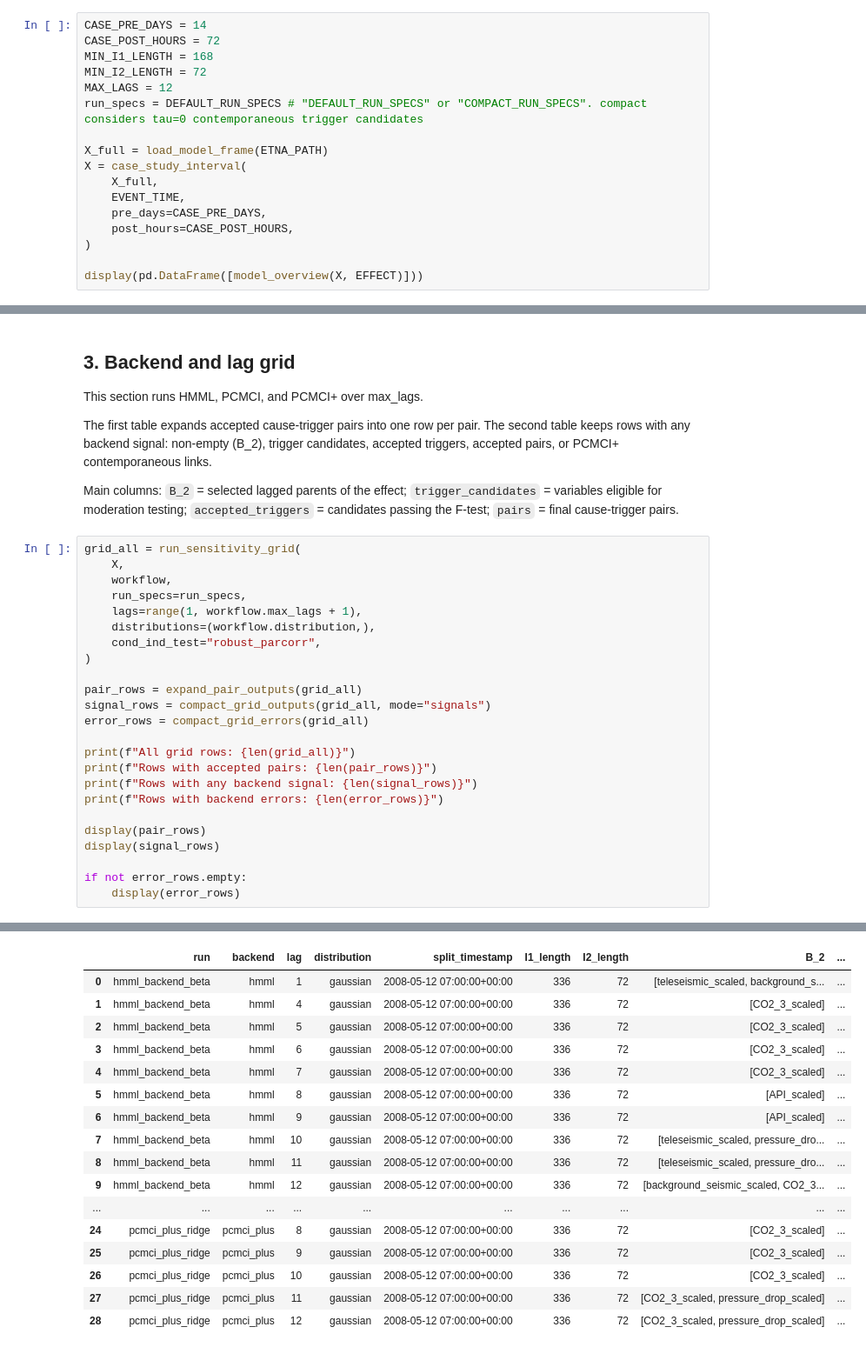
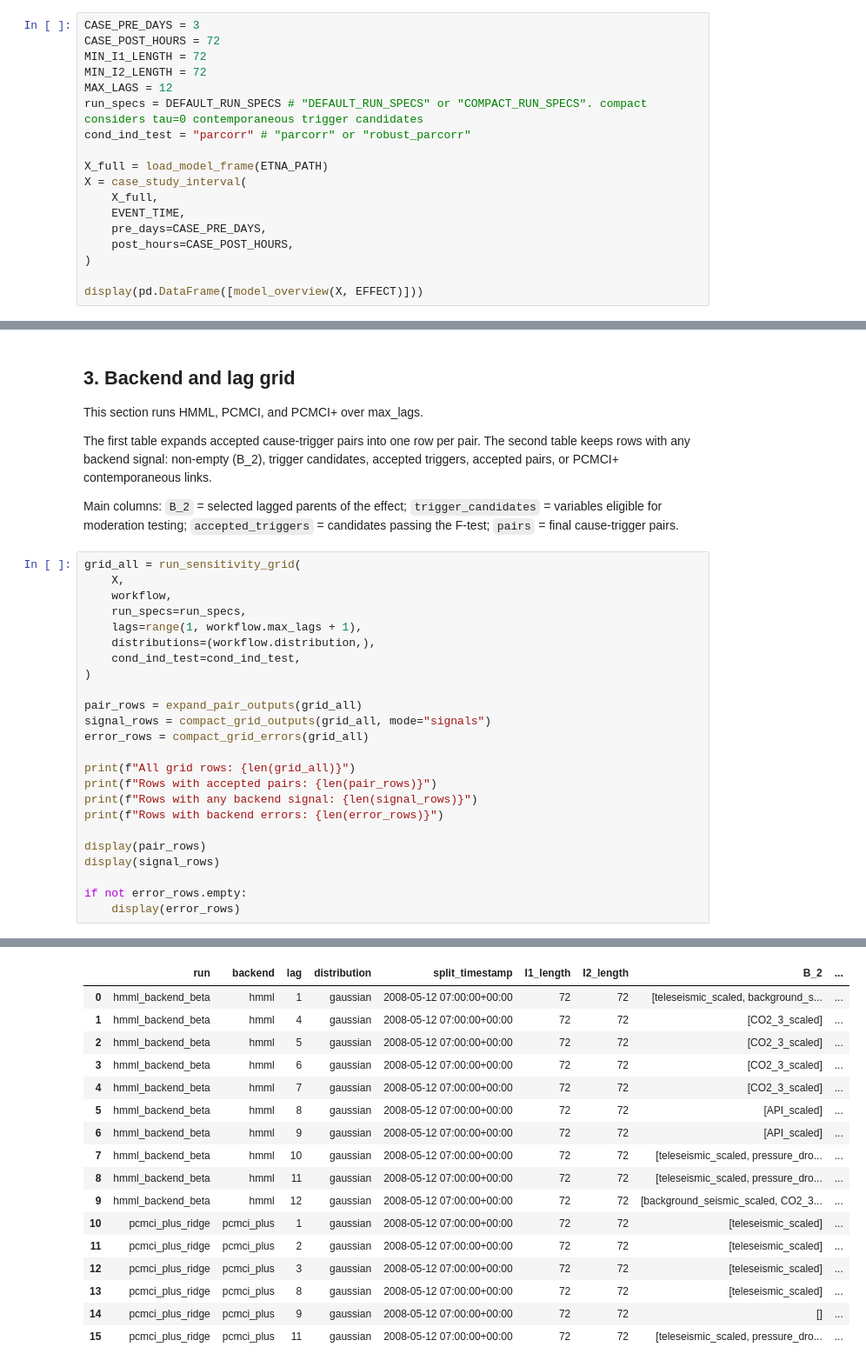
Before and after one commit to alectois/Distinguishing-Causes-and-Triggers-in-Volcanic-and-Seismic-Processes, a Jupyter notebook: notebooks/etna_cause_trigger.ipynb, the cells around one changed output, grey strips where cells are left out. Shown at 87% size. Drawn from its saved outputs; the diff is of its cells as text.

```diff
--- a/notebooks/etna_cause_trigger.ipynb
+++ b/notebooks/etna_cause_trigger.ipynb
@@ -49,12 +49,13 @@ from cause_trigger_etna import (
 ETNA_PATH = DATA_DIR / "etna_final.csv"
 EVENT_TIME = pd.Timestamp("2008-05-12 06:28:00", tz="UTC")
 # %%
-CASE_PRE_DAYS = 14
+CASE_PRE_DAYS = 3
 CASE_POST_HOURS = 72
-MIN_I1_LENGTH = 168
+MIN_I1_LENGTH = 72
 MIN_I2_LENGTH = 72
 MAX_LAGS = 12
 run_specs = DEFAULT_RUN_SPECS # "DEFAULT_RUN_SPECS" or "COMPACT_RUN_SPECS". compact considers tau=0 contemporaneous trigger candidates
+cond_ind_test = "parcorr" # "parcorr" or "robust_parcorr"
 
 X_full = load_model_frame(ETNA_PATH)
 X = case_study_interval(
@@ -142,7 +143,7 @@ grid_all = run_sensitivity_grid(
     run_specs=run_specs,
     lags=range(1, workflow.max_lags + 1),
     distributions=(workflow.distribution,),
-    cond_ind_test="robust_parcorr",
+    cond_ind_test=cond_ind_test,
 )
 
 pair_rows = expand_pair_outputs(grid_all)
@@ -172,17 +172,17 @@ Rows with backend errors: 0
 |  | run | backend | lag | distribution | split_timestamp | I1_length | I2_length | B_2 | ... |
-| 0 | hmml_backend_beta | hmml | 1 | gaussian | 2008-05-12 07:00:00+00:00 | 336 | 72 | [teleseismic_scaled, background_s... | ... |
-| 1 | hmml_backend_beta | hmml | 4 | gaussian | 2008-05-12 07:00:00+00:00 | 336 | 72 | [CO2_3_scaled] | ... |
-| 2 | hmml_backend_beta | hmml | 5 | gaussian | 2008-05-12 07:00:00+00:00 | 336 | 72 | [CO2_3_scaled] | ... |
-| 3 | hmml_backend_beta | hmml | 6 | gaussian | 2008-05-12 07:00:00+00:00 | 336 | 72 | [CO2_3_scaled] | ... |
-| 4 | hmml_backend_beta | hmml | 7 | gaussian | 2008-05-12 07:00:00+00:00 | 336 | 72 | [CO2_3_scaled] | ... |
-| 5 | hmml_backend_beta | hmml | 8 | gaussian | 2008-05-12 07:00:00+00:00 | 336 | 72 | [API_scaled] | ... |
-| 6 | hmml_backend_beta | hmml | 9 | gaussian | 2008-05-12 07:00:00+00:00 | 336 | 72 | [API_scaled] | ... |
-| 7 | hmml_backend_beta | hmml | 10 | gaussian | 2008-05-12 07:00:00+00:00 | 336 | 72 | [teleseismic_scaled, pressure_dro... | ... |
-| 8 | hmml_backend_beta | hmml | 11 | gaussian | 2008-05-12 07:00:00+00:00 | 336 | 72 | [teleseismic_scaled, pressure_dro... | ... |
-| 9 | hmml_backend_beta | hmml | 12 | gaussian | 2008-05-12 07:00:00+00:00 | 336 | 72 | [background_seismic_scaled, CO2_3... | ... |
-| ... | ... | ... | ... | ... | ... | ... | ... | ... | ... |
-| 24 | pcmci_plus_ridge | pcmci_plus | 8 | gaussian | 2008-05-12 07:00:00+00:00 | 336 | 72 | [CO2_3_scaled] | ... |
-| 25 | pcmci_plus_ridge | pcmci_plus | 9 | gaussian | 2008-05-12 07:00:00+00:00 | 336 | 72 | [CO2_3_scaled] | ... |
-| 26 | pcmci_plus_ridge | pcmci_plus | 10 | gaussian | 2008-05-12 07:00:00+00:00 | 336 | 72 | [CO2_3_scaled] | ... |
-| 27 | pcmci_plus_ridge | pcmci_plus | 11 | gaussian | 2008-05-12 07:00:00+00:00 | 336 | 72 | [CO2_3_scaled, pressure_drop_scaled] | ... |
-| 28 | pcmci_plus_ridge | pcmci_plus | 12 | gaussian | 2008-05-12 07:00:00+00:00 | 336 | 72 | [CO2_3_scaled, pressure_drop_scaled] | ... |
+| 0 | hmml_backend_beta | hmml | 1 | gaussian | 2008-05-12 07:00:00+00:00 | 72 | 72 | [teleseismic_scaled, background_s... | ... |
+| 1 | hmml_backend_beta | hmml | 4 | gaussian | 2008-05-12 07:00:00+00:00 | 72 | 72 | [CO2_3_scaled] | ... |
+| 2 | hmml_backend_beta | hmml | 5 | gaussian | 2008-05-12 07:00:00+00:00 | 72 | 72 | [CO2_3_scaled] | ... |
+| 3 | hmml_backend_beta | hmml | 6 | gaussian | 2008-05-12 07:00:00+00:00 | 72 | 72 | [CO2_3_scaled] | ... |
+| 4 | hmml_backend_beta | hmml | 7 | gaussian | 2008-05-12 07:00:00+00:00 | 72 | 72 | [CO2_3_scaled] | ... |
+| 5 | hmml_backend_beta | hmml | 8 | gaussian | 2008-05-12 07:00:00+00:00 | 72 | 72 | [API_scaled] | ... |
+| 6 | hmml_backend_beta | hmml | 9 | gaussian | 2008-05-12 07:00:00+00:00 | 72 | 72 | [API_scaled] | ... |
+| 7 | hmml_backend_beta | hmml | 10 | gaussian | 2008-05-12 07:00:00+00:00 | 72 | 72 | [teleseismic_scaled, pressure_dro... | ... |
+| 8 | hmml_backend_beta | hmml | 11 | gaussian | 2008-05-12 07:00:00+00:00 | 72 | 72 | [teleseismic_scaled, pressure_dro... | ... |
+| 9 | hmml_backend_beta | hmml | 12 | gaussian | 2008-05-12 07:00:00+00:00 | 72 | 72 | [background_seismic_scaled, CO2_3... | ... |
+| 10 | pcmci_plus_ridge | pcmci_plus | 1 | gaussian | 2008-05-12 07:00:00+00:00 | 72 | 72 | [teleseismic_scaled] | ... |
+| 11 | pcmci_plus_ridge | pcmci_plus | 2 | gaussian | 2008-05-12 07:00:00+00:00 | 72 | 72 | [teleseismic_scaled] | ... |
+| 12 | pcmci_plus_ridge | pcmci_plus | 3 | gaussian | 2008-05-12 07:00:00+00:00 | 72 | 72 | [teleseismic_scaled] | ... |
+| 13 | pcmci_plus_ridge | pcmci_plus | 8 | gaussian | 2008-05-12 07:00:00+00:00 | 72 | 72 | [teleseismic_scaled] | ... |
+| 14 | pcmci_plus_ridge | pcmci_plus | 9 | gaussian | 2008-05-12 07:00:00+00:00 | 72 | 72 | [] | ... |
+| 15 | pcmci_plus_ridge | pcmci_plus | 11 | gaussian | 2008-05-12 07:00:00+00:00 | 72 | 72 | [teleseismic_scaled, pressure_dro... | ... |
```
Also changed, not shown: parts of 3 cells of this notebook, 7 other files.
